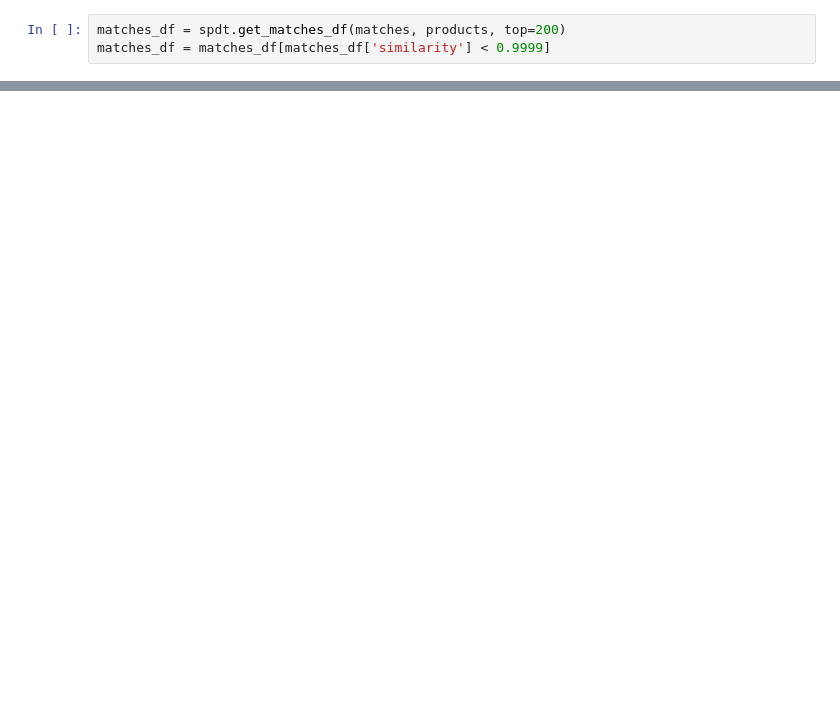
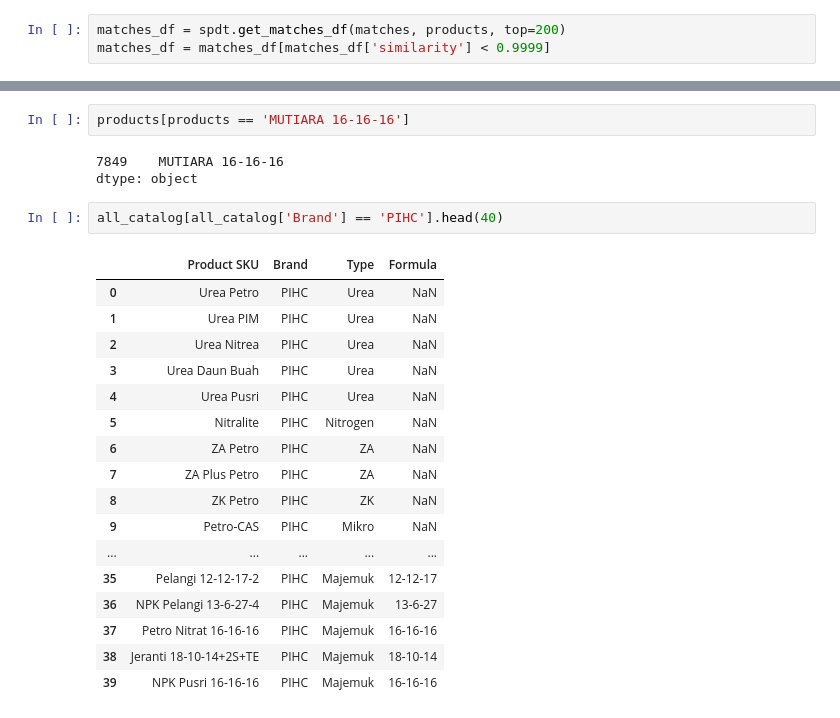
Before and after one commit to ziyadn/dsw-2023, a Jupyter notebook: notebook.ipynb, the cells around one changed output, grey strips where cells are left out. Saved outputs shown, nothing was run; the diff lists cells and outputs as text; blank space fills up the shorter version.

```diff
--- a/notebook.ipynb
+++ b/notebook.ipynb
@@ -151,0 +235,25 @@ all_catalog.to_pickle('data/processed/AllCatalog.pkl')
+# %%
+products[products == 'MUTIARA 16-16-16']
+# %% [output]
+7849    MUTIARA 16-16-16
+dtype: object
+# %%
+all_catalog[all_catalog['Brand'] == 'PIHC'].head(40)
+# %% [output]
+|  | Product SKU | Brand | Type | Formula |
+| 0 | Urea Petro | PIHC | Urea | NaN |
+| 1 | Urea PIM | PIHC | Urea | NaN |
+| 2 | Urea Nitrea | PIHC | Urea | NaN |
+| 3 | Urea Daun Buah | PIHC | Urea | NaN |
+| 4 | Urea Pusri | PIHC | Urea | NaN |
+| 5 | Nitralite | PIHC | Nitrogen | NaN |
+| 6 | ZA Petro | PIHC | ZA | NaN |
+| 7 | ZA Plus Petro | PIHC | ZA | NaN |
+| 8 | ZK Petro | PIHC | ZK | NaN |
+| 9 | Petro-CAS | PIHC | Mikro | NaN |
+| ... | ... | ... | ... | ... |
+| 35 | Pelangi 12-12-17-2 | PIHC | Majemuk | 12-12-17 |
+| 36 | NPK Pelangi 13-6-27-4 | PIHC | Majemuk | 13-6-27 |
+| 37 | Petro Nitrat 16-16-16 | PIHC | Majemuk | 16-16-16 |
+| 38 | Jeranti 18-10-14+2S+TE | PIHC | Majemuk | 18-10-14 |
+| 39 | NPK Pusri 16-16-16 | PIHC | Majemuk | 16-16-16 |
```
Also changed, not shown: parts of 12 cells of this notebook.
